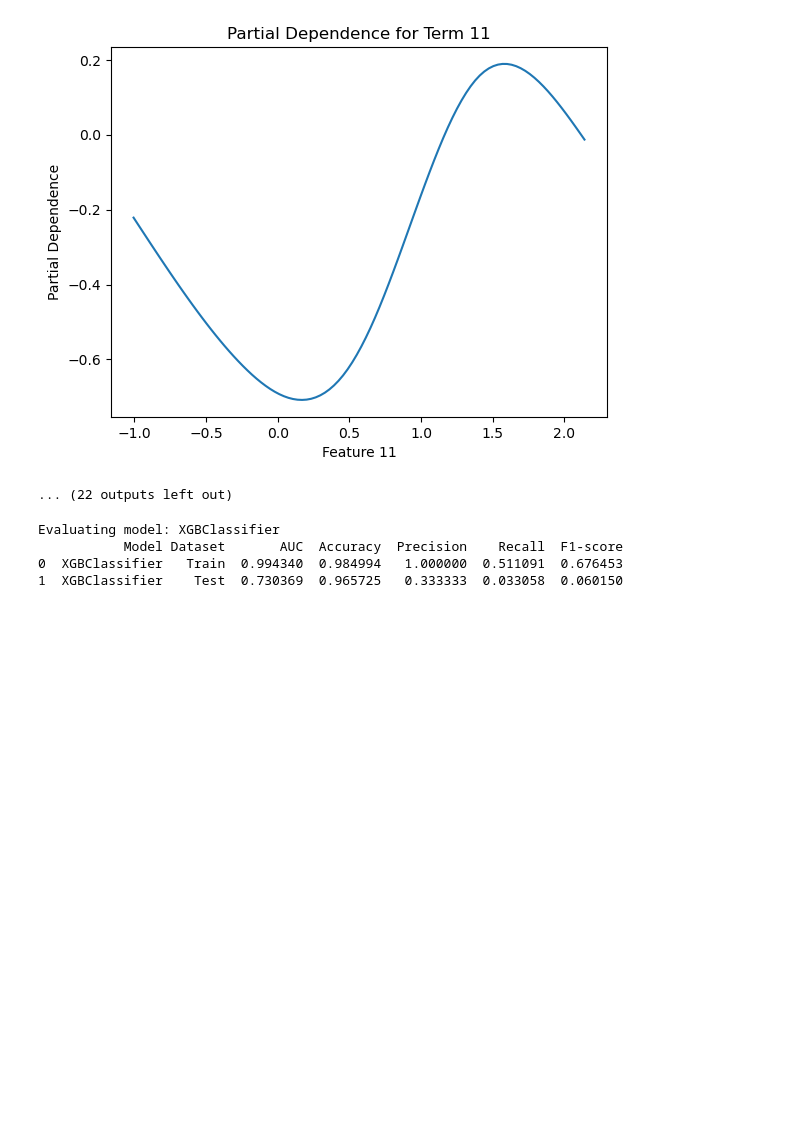
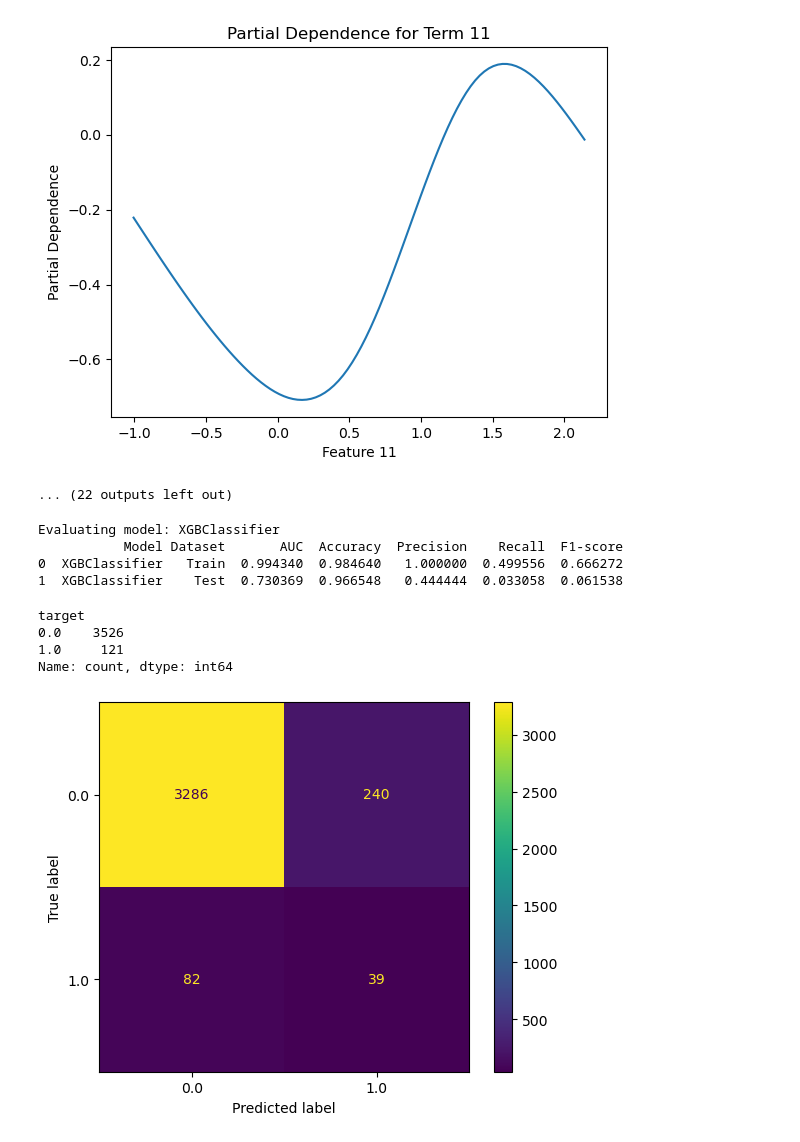
Before and after one commit to Sillem/ING-den, a Jupyter notebook: Task_1_2_code.ipynb, the cells around one changed output. Drawn from its saved outputs; the diff is of its cells as text; code cells hidden in the pictures; blank space fills up the shorter version.

```diff
--- a/Task_1_2_code.ipynb
+++ b/Task_1_2_code.ipynb
@@ -155,7 +155,7 @@ xgb_model.fit(X, y)
 
 # Predict probabilities and labels for the train set
 y_pred_proba_train_xgb = xgb_model.predict_proba(X)[:, 1]
-y_pred_train_xgb = np.array([1 if p > 0.97 else 0 for p in y_pred_proba_train_xgb])
+y_pred_train_xgb = np.array([1 if p > 0.061 else 0 for p in y_pred_proba_train_xgb])
 
 # Calculate AUC for the train set
 auc_train_xgb = roc_auc_score(y, y_pred_proba_train_xgb)
@@ -173,7 +173,7 @@ print("F1-score on Train Data:", f1_train_xgb)
 
 # Predict probabilities and labels for the test set
 y_pred_proba_test_xgb = xgb_model.predict_proba(X_test_transformed_df)[:, 1]
-y_pred_test_xgb = np.array([1 if p > 0.90 else 0 for p in y_pred_proba_test_xgb])
+y_pred_test_xgb = np.array([1 if p > 0.061 else 0 for p in y_pred_proba_test_xgb])
 
 # Calculate AUC for the test set
 auc_test_xgb = roc_auc_score(y_test, y_pred_proba_test_xgb)
@@ -387,5 +362,5 @@ def model_evaluation(model):
 # %%
-def evaluate_model(model, X_train, y_train, X_test, y_test, threshold=0.51):
+def evaluate_model(model, X_train, y_train, X_test, y_test, threshold=0.519):
     model_name = type(model).__name__
     print(f"Evaluating model: {model_name}")
 
@@ -421,9 +396,17 @@ def evaluate_model(model, X_train, y_train, X_test, y_test, threshold=0.51):
 
     return df
 # %%
-print(evaluate_model(xgb_model,X,y,X_test_transformed_df,y_test))
+from sklearn.metrics import ConfusionMatrixDisplay
+print(evaluate_model(xgb_model, X, y, X_test_transformed_df, y_test))
+ConfusionMatrixDisplay.from_predictions(y_test, y_pred_test_xgb)
+y_test.value_counts()
 # %% [output]
 Evaluating model: XGBClassifier
            Model Dataset       AUC  Accuracy  Precision    Recall  F1-score
-0  XGBClassifier   Train  0.994340  0.984994   1.000000  0.511091  0.676453
-1  XGBClassifier    Test  0.730369  0.965725   0.333333  0.033058  0.060150
+0  XGBClassifier   Train  0.994340  0.984640   1.000000  0.499556  0.666272
+1  XGBClassifier    Test  0.730369  0.966548   0.444444  0.033058  0.061538
+target
+0.0    3526
+1.0     121
+Name: count, dtype: int64
+[figure, added]
```
Also changed, not shown: parts of 10 cells of this notebook.
